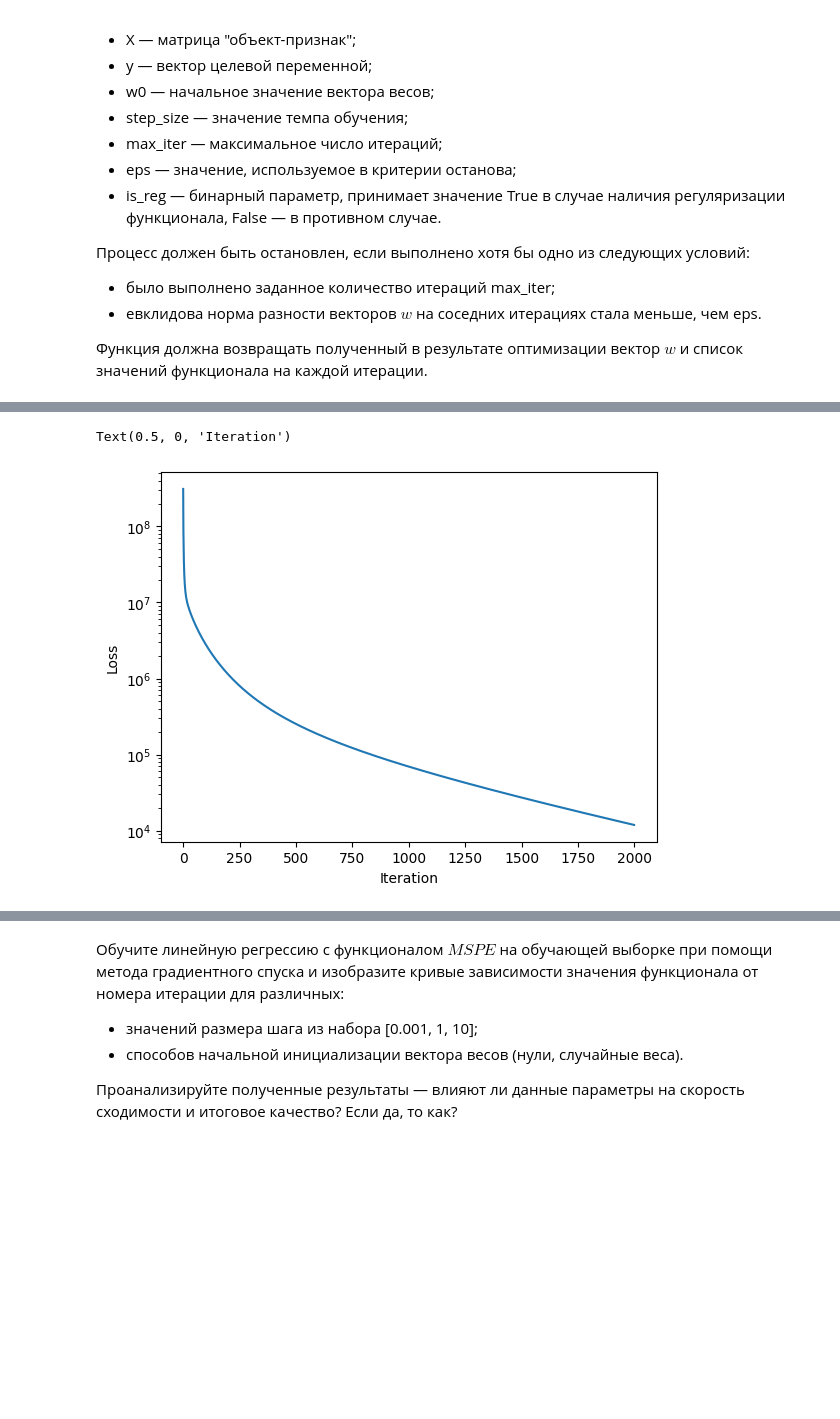
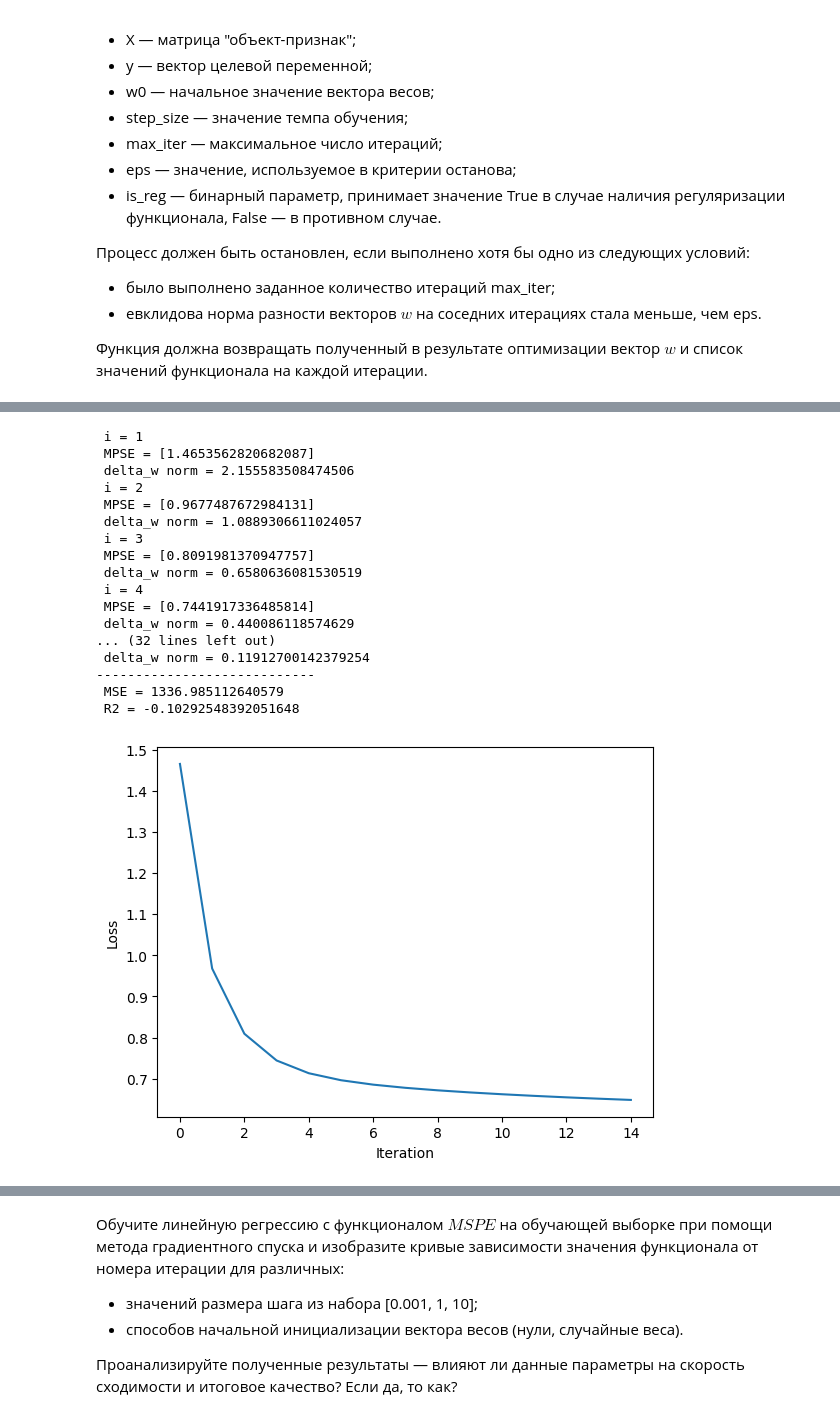
Before and after one commit to Uralbeckins/ML-Sokolov-Course, a Jupyter notebook: homework-practice-01-linregr.ipynb, the cells around one changed output, grey strips where cells are left out. Drawn from its saved outputs; the diff is of its cells as text; code cells hidden in the pictures; blank space fills up the shorter version.

Commit message:
func for finding stable step size

```diff
--- a/homework-practice-01-linregr.ipynb
+++ b/homework-practice-01-linregr.ipynb
@@ -729,11 +740,11 @@ def get_grad(w, X, y):
 # возвращает значение регуляризованного функционала MSPE для выборки (X, y) и вектора весов w
 def get_reg_func(w, X, y):
     preds = make_pred(X, w)
-    return np.mean(((y - preds) / (y + bias)) ** 2) + np.linalg.norm(w, ord='fro') ** 2
+    return np.mean(((y - preds) / (y + bias)) ** 2, axis=0) + np.linalg.norm(w, ord='fro') ** 2
 # %%
 # возвращает градиент регуляризованного функционала MSPE для выборки (X, y) и вектора весов w
 def get_reg_grad(w, X, y):
-    return 2 * np.mean((make_pred(X, w) - y) * X / (y ** 2 + bias), axis=0) + 2 * w
+    return 2 * np.mean((make_pred(X, w) - y) * X / ((y + bias) ** 2), axis=0) + 2 * w
 # %% [markdown]
 **21. (1 балл)** Реализуйте метод градиентного спуска для описанных функционалов ($MSPE$ и его регуляризованный вариант). Функция должна принимать следующие параметры:
  - X — матрица "объект-признак";
@@ -760,3 +763,12 @@ np.float64(0.0)
+# %%
+def eval_manual_model_mse(w, X, y_true):
+    y_pred = X @ w
+
+    # Count metrics
+    MSE = mean_squared_error(y_true, y_pred)
+    R2 = r2_score(y_true, y_pred)
+
+    return MSE, R2
 # %%
 def grad_descent(X, y, step_size, max_iter, eps, is_reg=False):
 
@@ -769,17 +781,22 @@ def grad_descent(X, y, step_size, max_iter, eps, is_reg=False):
     delta_w = 10
     i = 0
 
-    while np.linalg.norm(delta_w) ** 2 >= eps and i < max_iter:
+    while np.linalg.norm(delta_w) >= eps and i < max_iter:
         w_0 = w.copy()
-        global grad
-        loss_list.append(get_func(w, X, y))
-        grad = get_grad(w, X, y)
+
+        if is_reg == True:
+            loss_list.append(get_reg_func(w, X, y))
+            grad = get_reg_grad(w, X, y)
+        else:
+            loss_list.append(get_func(w, X, y))
+            grad = get_grad(w, X, y)
+
         grad = grad.astype('float64').reshape(-1, 1)
 
         w -= step_size * grad
         delta_w = w_0 - w
         i += 1
 
-        print(f' i = {i} \n MPSE = {loss_list[-1]} \n delta_w norm = {np.linalg.norm(delta_w) ** 2}')
+        print(f' i = {i} \n MPSE = {loss_list[-1]} \n delta_w norm = {np.linalg.norm(delta_w)}')
 
     return w, loss_list
@@ -807,8 +803,33 @@ OverflowError: (34, 'Result too large')
-# %%
-plt.plot(loss_list)
-plt.yscale('log')
-plt.ylabel('Loss')
-plt.xlabel('Iteration')
-# %% [output]
-Text(0.5, 0, 'Iteration')
-[figure, removed]
+# %%
+bias = 10
+
+w, loss_list = grad_descent(X_train, y_train, step_size=5,  max_iter=15, eps=1e-5, is_reg=False)
+
+mse, r2 = eval_manual_model_mse(w, X_test, y_test)
+
+plt.plot(loss_list)
+# plt.yscale('log')
+plt.ylabel('Loss')
+plt.xlabel('Iteration')
+
+print(f'----------------------------')
+print(f' MSE = {mse} \n R2 = {r2}')
+# %% [output]
+ i = 1
+ MPSE = [1.4653562820682087]
+ delta_w norm = 2.155583508474506
+ i = 2
+ MPSE = [0.9677487672984131]
+ delta_w norm = 1.0889306611024057
+ i = 3
+ MPSE = [0.8091981370947757]
+ delta_w norm = 0.6580636081530519
+ i = 4
+ MPSE = [0.7441917336485814]
+ delta_w norm = 0.440086118574629
+... (32 lines left out)
+ delta_w norm = 0.11912700142379254
+----------------------------
+ MSE = 1336.985112640579
+ R2 = -0.10292548392051648
+[figure, added]
```
Also changed, not shown: parts of 12 cells of this notebook.
